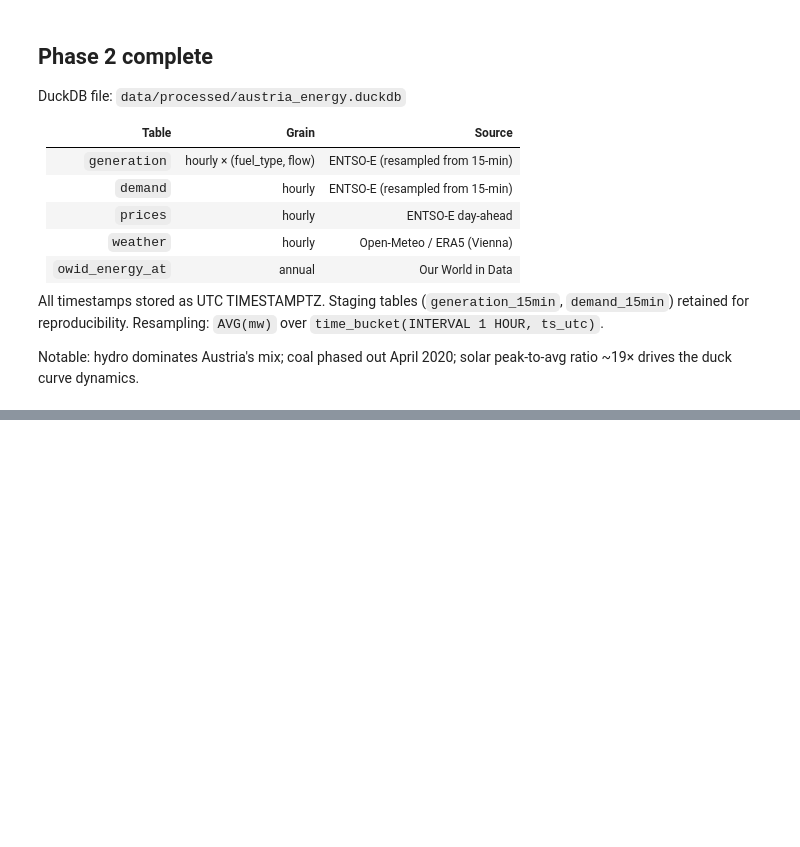
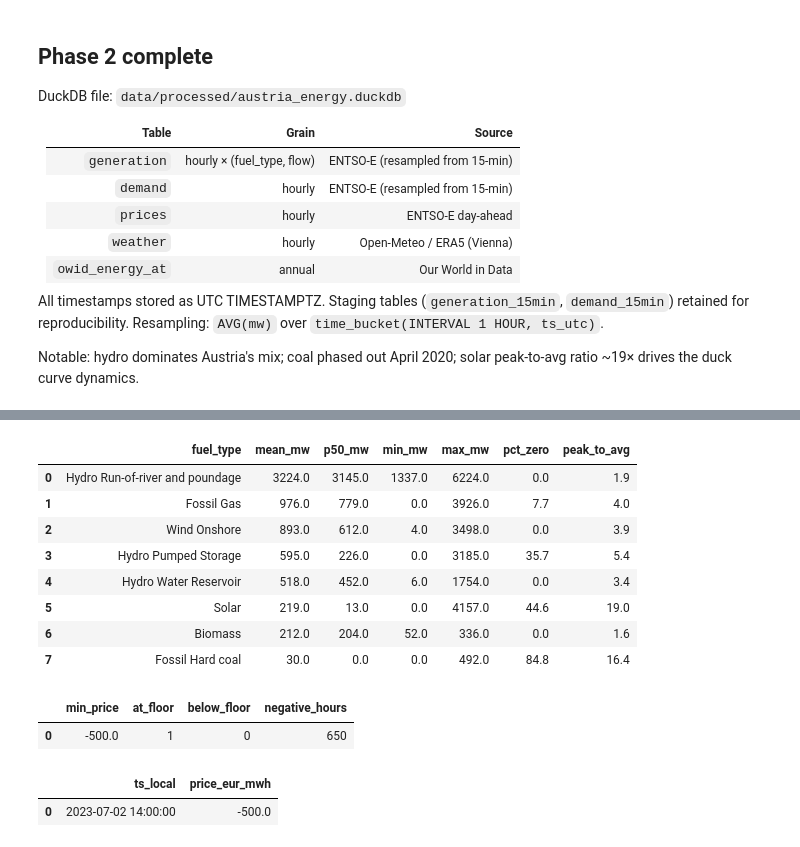
Before and after one commit to fatemeh-studio/austria-energy-analysis, a Jupyter notebook: notebooks/02_cleaning_eda.ipynb, the cells around one changed output, grey strips where cells are left out. Saved outputs shown, nothing was run; the diff lists cells and outputs as text; code cells hidden in the pictures; blank space fills up the shorter version.

```diff
--- a/notebooks/02_cleaning_eda.ipynb
+++ b/notebooks/02_cleaning_eda.ipynb
@@ -337,0 +520,61 @@ solar peak-to-avg ratio ~19× drives the duck curve dynamics.
+# %%
+# Cell I (cont.): generation per fuel — the 8 REAL fuels only.
+# Excludes the 5 nominal/placeholder fuels (constant or zero output).
+# peak_to_avg surfaces solar's ~19× ratio → this is the RQ3 duck-curve hook.
+con.sql("""
+SELECT
+    fuel_type,
+    ROUND(AVG(mw))                              AS mean_mw,
+    ROUND(median(mw))                           AS p50_mw,
+    ROUND(MIN(mw))                              AS min_mw,
+    ROUND(MAX(mw))                              AS max_mw,
+    ROUND(100.0 * COUNT(*) FILTER (WHERE mw = 0) / COUNT(*), 1) AS pct_zero,
+    ROUND(MAX(mw) / NULLIF(AVG(mw), 0), 1)      AS peak_to_avg
+FROM generation
+WHERE flow = 'generation'
+  AND fuel_type NOT IN ('Waste','Other','Geothermal','Fossil Oil','Other renewable')
+GROUP BY fuel_type
+ORDER BY mean_mw DESC
+""").df()
+# %% [output]
+|  | fuel_type | mean_mw | p50_mw | min_mw | max_mw | pct_zero | peak_to_avg |
+| 0 | Hydro Run-of-river and poundage | 3224.0 | 3145.0 | 1337.0 | 6224.0 | 0.0 | 1.9 |
+| 1 | Fossil Gas | 976.0 | 779.0 | 0.0 | 3926.0 | 7.7 | 4.0 |
+| 2 | Wind Onshore | 893.0 | 612.0 | 4.0 | 3498.0 | 0.0 | 3.9 |
+| 3 | Hydro Pumped Storage | 595.0 | 226.0 | 0.0 | 3185.0 | 35.7 | 5.4 |
+| 4 | Hydro Water Reservoir | 518.0 | 452.0 | 6.0 | 1754.0 | 0.0 | 3.4 |
+| 5 | Solar | 219.0 | 13.0 | 0.0 | 4157.0 | 44.6 | 19.0 |
+| 6 | Biomass | 212.0 | 204.0 | 52.0 | 336.0 | 0.0 | 1.6 |
+| 7 | Fossil Hard coal | 30.0 | 0.0 | 0.0 | 492.0 | 84.8 | 16.4 |
+# %%
+# Floor integrity check. A hard floor means: min == floor, a pile-up AT the
+# floor, and ZERO observations below it.
+# Note: comparing a DOUBLE with a tolerance (<= -499.99) instead of `= -500.0`
+# is the safe habit — float equality is fragile in general, even though -500
+# happens to be exactly representable here.
+con.sql("""
+SELECT
+    MIN(price_eur_mwh)                                AS min_price,
+    COUNT(*) FILTER (WHERE price_eur_mwh <= -499.99)  AS at_floor,
+    COUNT(*) FILTER (WHERE price_eur_mwh <  -500.01)  AS below_floor,   -- expect 0
+    COUNT(*) FILTER (WHERE price_eur_mwh <  0)         AS negative_hours
+FROM prices
+""").df()
+# %% [output]
+|  | min_price | at_floor | below_floor | negative_hours |
+| 0 | -500.0 | 1 | 0 | 650 |
+# %%
+# Floor hours in Vienna local time — they should cluster in sunny/windy,
+# low-demand hours (spring/summer weekend middays). That's the merit-order
+# floor: renewable oversupply with nowhere to go.
+con.sql("""
+SELECT
+    ts_utc AT TIME ZONE 'Europe/Vienna'  AS ts_local,
+    price_eur_mwh
+FROM prices
+WHERE price_eur_mwh <= -499.99
+ORDER BY ts_local
+""").df()
+# %% [output]
+|  | ts_local | price_eur_mwh |
+| 0 | 2023-07-02 14:00:00 | -500.0 |
```
Also changed, not shown: parts of 18 cells of this notebook, 2 other files.
